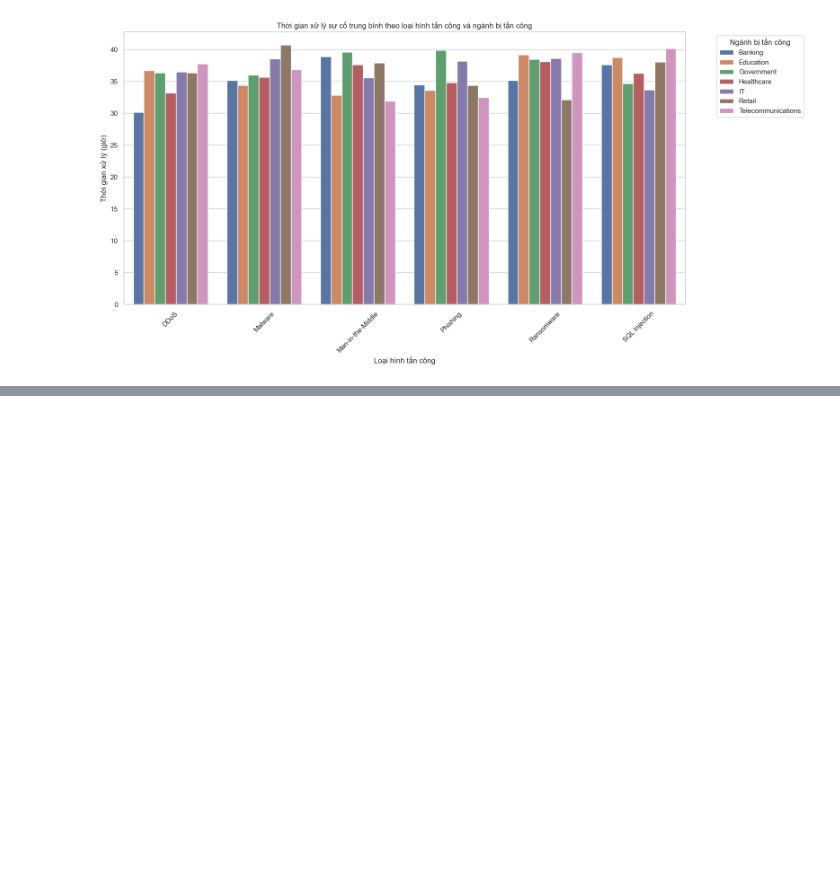
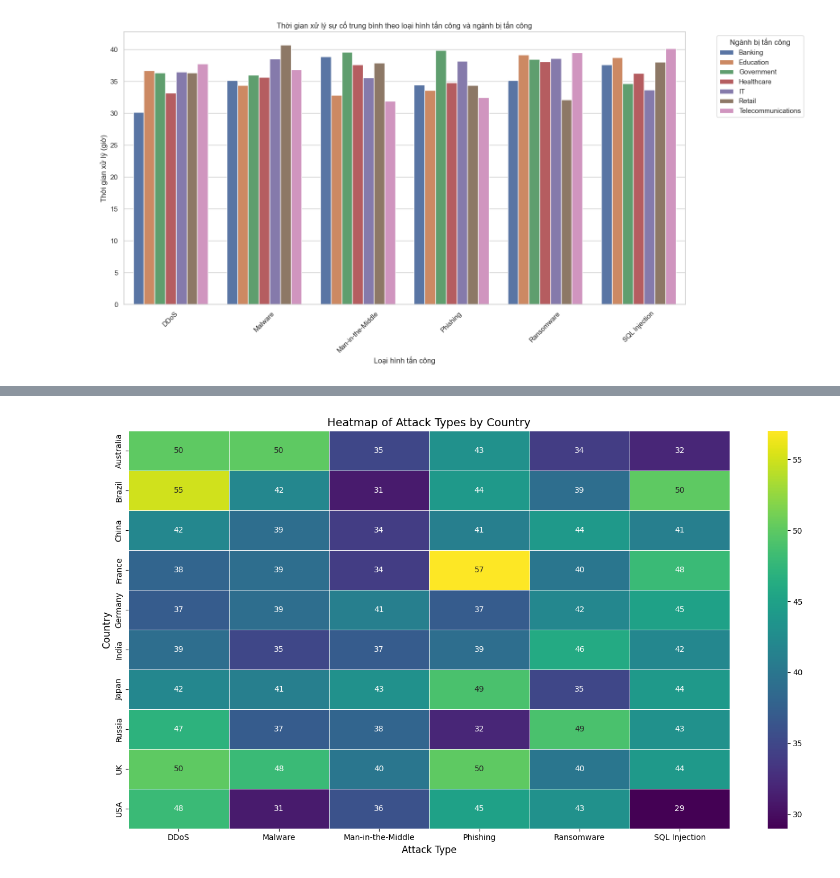
Before and after one commit to immaFrogUwU/Cyber-Security-Threats, a Jupyter notebook: Data_Storytelling_Cyber_Security_Threats.ipynb, the cells around one changed output, grey strips where cells are left out. Cells and saved outputs as stored; diff of their text form; code cells hidden in the pictures; blank space fills up the shorter version.

```diff
--- a/Data_Storytelling_Cyber_Security_Threats.ipynb
+++ b/Data_Storytelling_Cyber_Security_Threats.ipynb
@@ -436,0 +450,14 @@ plt.show()
+# %%
+# Nhóm dữ liệu theo Quốc Gia và Loại Tấn Công để tính tổng số vụ tấn công
+attack_by_country = cybersec_cleaned.groupby(['Country', 'Attack Type']).size().unstack(fill_value=0)
+
+# Vẽ heatmap để hiển thị số lượng vụ tấn công theo quốc gia và loại tấn công
+plt.figure(figsize=(14, 8))
+sns.heatmap(attack_by_country, annot=True, fmt='d', cmap='viridis', linewidths=0.5)
+plt.title('Heatmap of Attack Types by Country', fontsize=14)
+plt.xlabel('Attack Type', fontsize=12)
+plt.ylabel('Country', fontsize=12)
+plt.tight_layout()
+plt.show()
+# %% [output]
+[figure, added]
```
Also changed, not shown: parts of 4 cells of this notebook.
